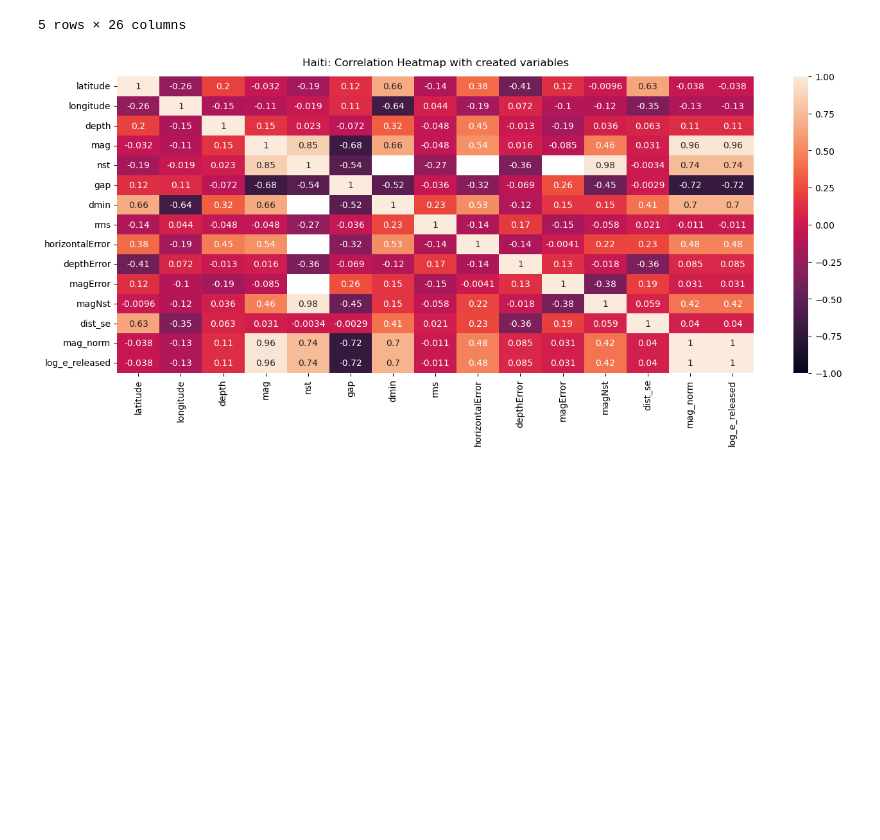
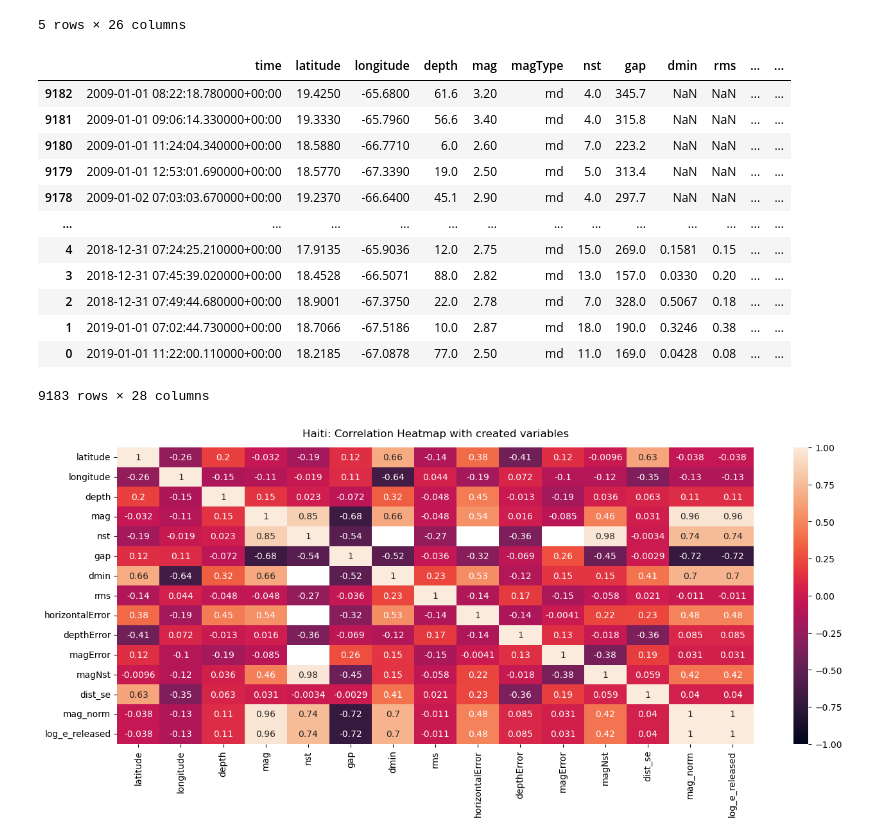
Before and after one commit to rootsnquery/ML-Climate-Project-Template-Fall2022, a Jupyter notebook: src/models.ipynb, the cells around one changed output. Saved outputs shown, nothing was run; the diff lists cells and outputs as text; code cells hidden in the pictures; blank space fills up the shorter version.

```diff
--- a/src/models.ipynb
+++ b/src/models.ipynb
@@ -70,6 +74,23 @@ puerto_rico['mag_norm'] = puerto_rico.apply(lambda x: mag_norm(x), axis=1)
 # %%
 mod_haiti = energy_released(haiti)
 mod_pr = energy_released(puerto_rico)
+# %%
+#mod_pr
+mod_pr.sort_values(by='time')
+# %% [output]
+|  | time | latitude | longitude | depth | mag | magType | nst | gap | dmin | rms | ... | ... |
+| 9182 | 2009-01-01 08:22:18.780000+00:00 | 19.4250 | -65.6800 | 61.6 | 3.20 | md | 4.0 | 345.7 | NaN | NaN | ... | ... |
+| 9181 | 2009-01-01 09:06:14.330000+00:00 | 19.3330 | -65.7960 | 56.6 | 3.40 | md | 4.0 | 315.8 | NaN | NaN | ... | ... |
+| 9180 | 2009-01-01 11:24:04.340000+00:00 | 18.5880 | -66.7710 | 6.0 | 2.60 | md | 7.0 | 223.2 | NaN | NaN | ... | ... |
+| 9179 | 2009-01-01 12:53:01.690000+00:00 | 18.5770 | -67.3390 | 19.0 | 2.50 | md | 5.0 | 313.4 | NaN | NaN | ... | ... |
+| 9178 | 2009-01-02 07:03:03.670000+00:00 | 19.2370 | -66.6400 | 45.1 | 2.90 | md | 4.0 | 297.7 | NaN | NaN | ... | ... |
+| ... | ... | ... | ... | ... | ... | ... | ... | ... | ... | ... | ... | ... |
+| 4 | 2018-12-31 07:24:25.210000+00:00 | 17.9135 | -65.9036 | 12.0 | 2.75 | md | 15.0 | 269.0 | 0.1581 | 0.15 | ... | ... |
+| 3 | 2018-12-31 07:45:39.020000+00:00 | 18.4528 | -66.5071 | 88.0 | 2.82 | md | 13.0 | 157.0 | 0.0330 | 0.20 | ... | ... |
+| 2 | 2018-12-31 07:49:44.680000+00:00 | 18.9001 | -67.3750 | 22.0 | 2.78 | md | 7.0 | 328.0 | 0.5067 | 0.18 | ... | ... |
+| 1 | 2019-01-01 07:02:44.730000+00:00 | 18.7066 | -67.5186 | 10.0 | 2.87 | md | 18.0 | 190.0 | 0.3246 | 0.38 | ... | ... |
+| 0 | 2019-01-01 11:22:00.110000+00:00 | 18.2185 | -67.0878 | 77.0 | 2.50 | md | 11.0 | 169.0 | 0.0428 | 0.08 | ... | ... |
+9183 rows × 28 columns
 # %%
 plt.figure(figsize=(16, 6))
 heatmap = sns.heatmap(mod_haiti.corr(), vmin=-1, vmax=1, annot=True);
```
Also changed, not shown: parts of 21 cells of this notebook.
